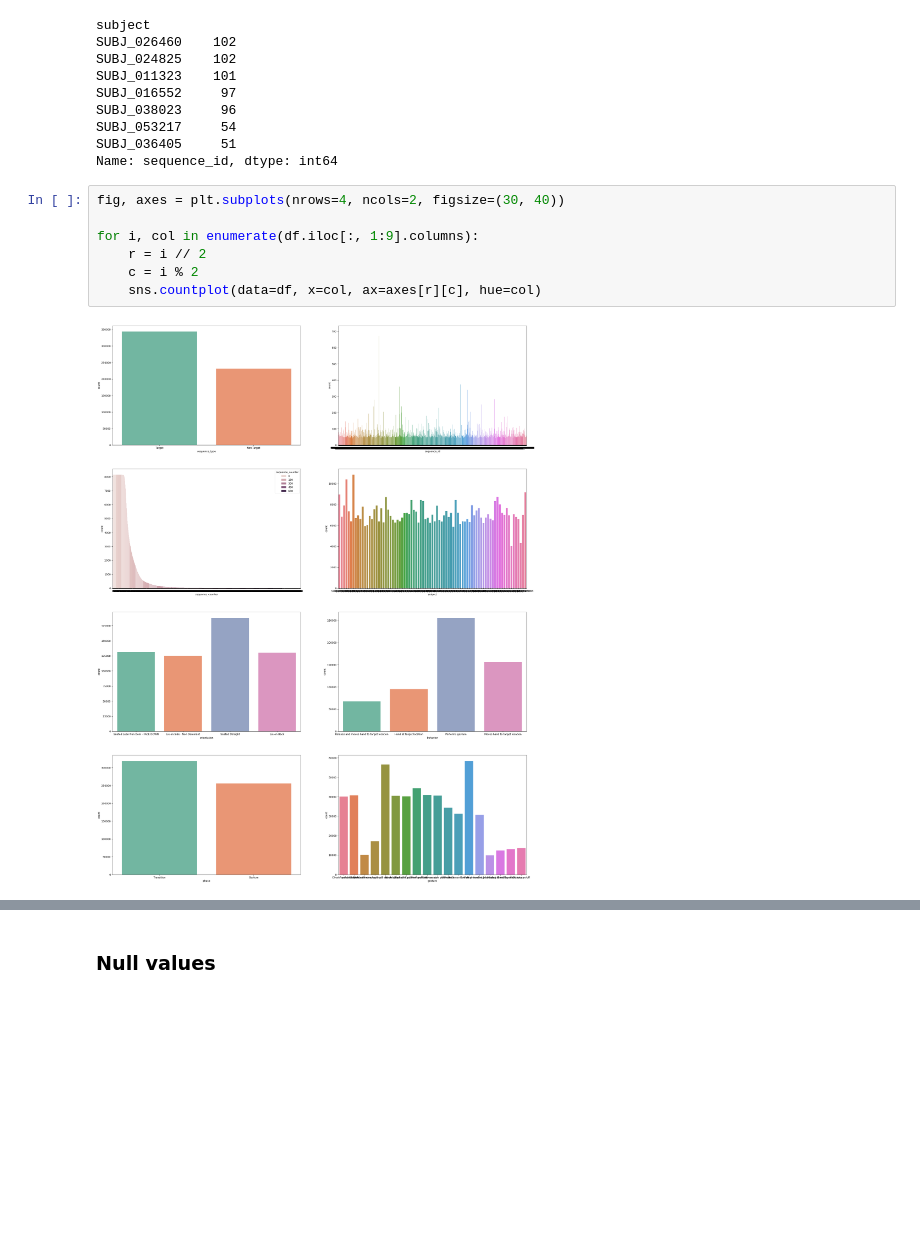
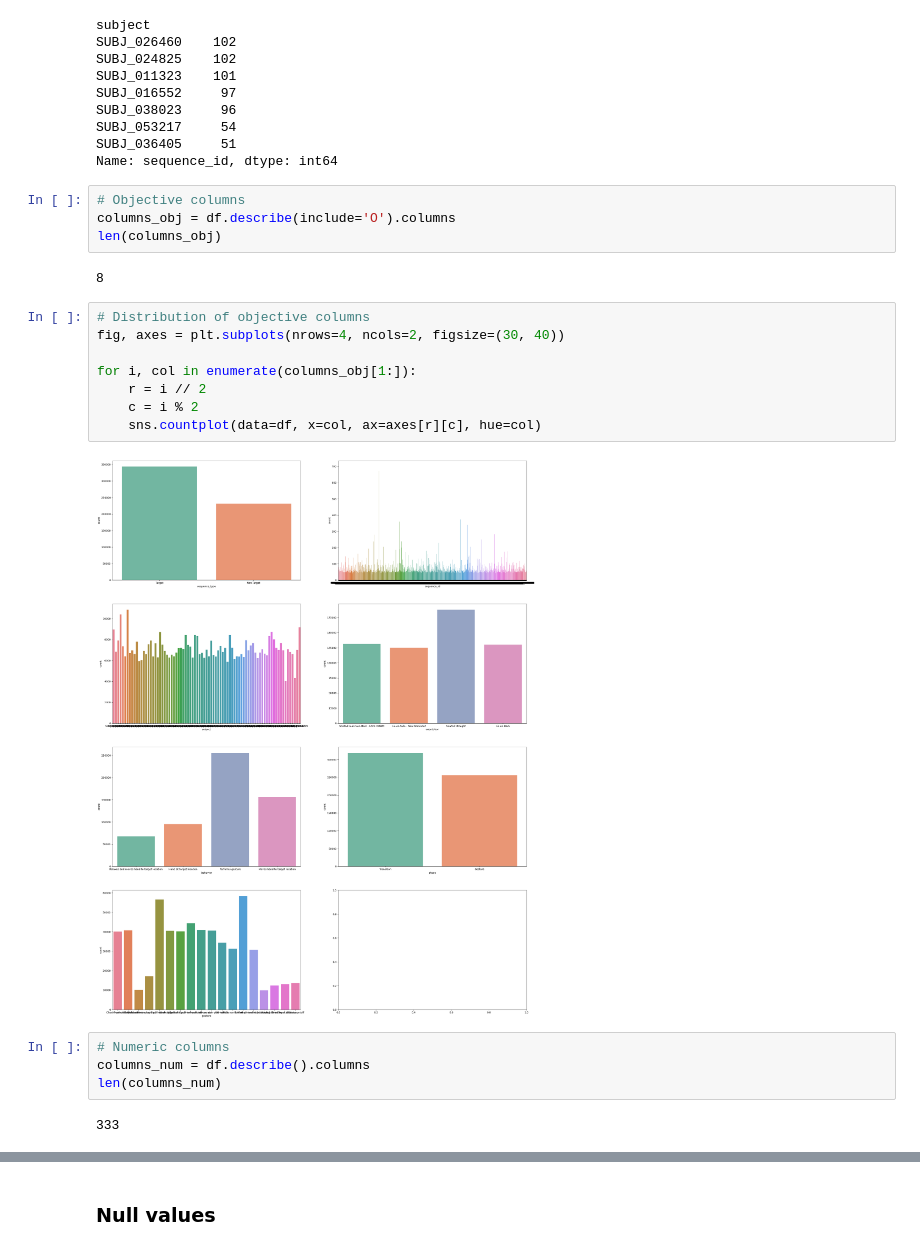
Before and after one commit to greenrey/kaggle, a Jupyter notebook: detect behavior with sensor data/detect_behavior_with_sensor_data.ipynb, the cells around one changed output, grey strips where cells are left out. Cells and saved outputs as stored; diff of their text form; blank space fills up the shorter version.

Commit message:
Update on visualisation and null value analysis

```diff
--- a/detect behavior with sensor data/detect_behavior_with_sensor_data.ipynb
+++ b/detect behavior with sensor data/detect_behavior_with_sensor_data.ipynb
@@ -233,12 +233,25 @@ SUBJ_038023     96
 SUBJ_053217     54
 SUBJ_036405     51
 Name: sequence_id, dtype: int64
+# %%
+# Objective columns
+columns_obj = df.describe(include='O').columns
+len(columns_obj)
+# %% [output]
+8
 # %%
+# Distribution of objective columns
 fig, axes = plt.subplots(nrows=4, ncols=2, figsize=(30, 40))
 
-for i, col in enumerate(df.iloc[:, 1:9].columns):
+for i, col in enumerate(columns_obj[1:]):
     r = i // 2
     c = i % 2
     sns.countplot(data=df, x=col, ax=axes[r][c], hue=col)
 # %% [output]
-[figure, old version]
+[figure, new version]
+# %%
+# Numeric columns
+columns_num = df.describe().columns
+len(columns_num)
+# %% [output]
+333
```
Also changed, not shown: parts of 9 cells of this notebook.
